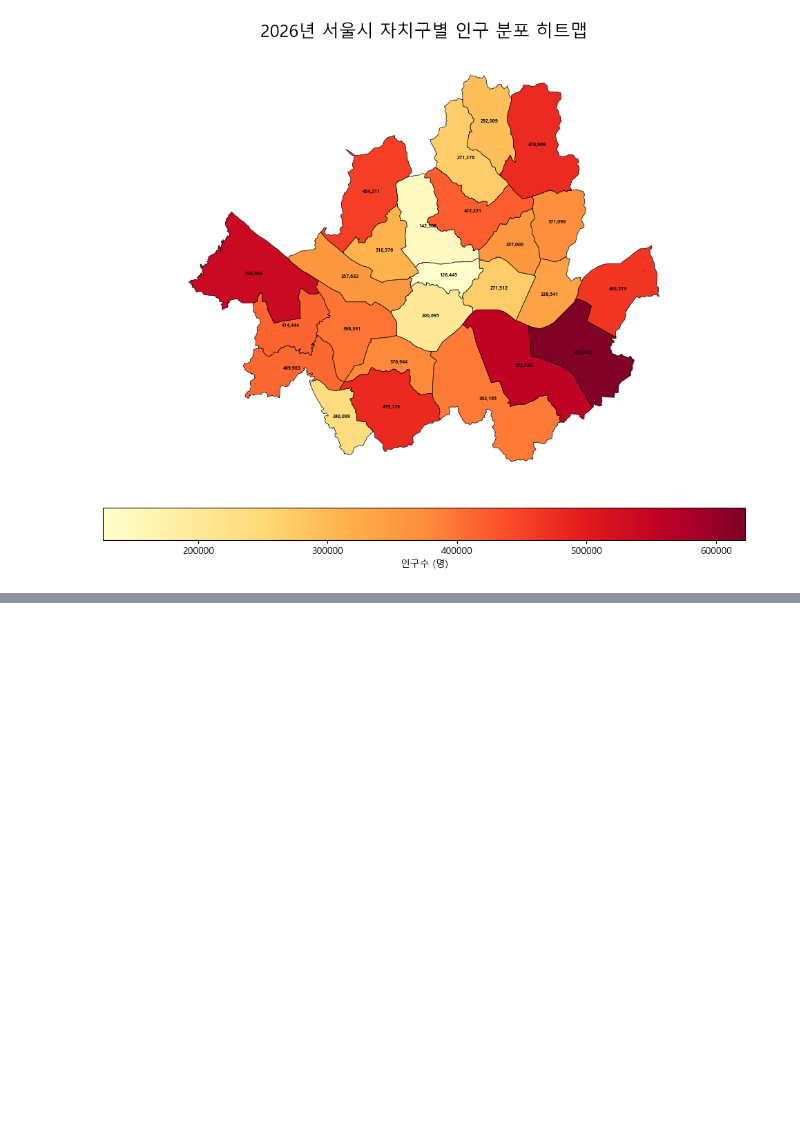
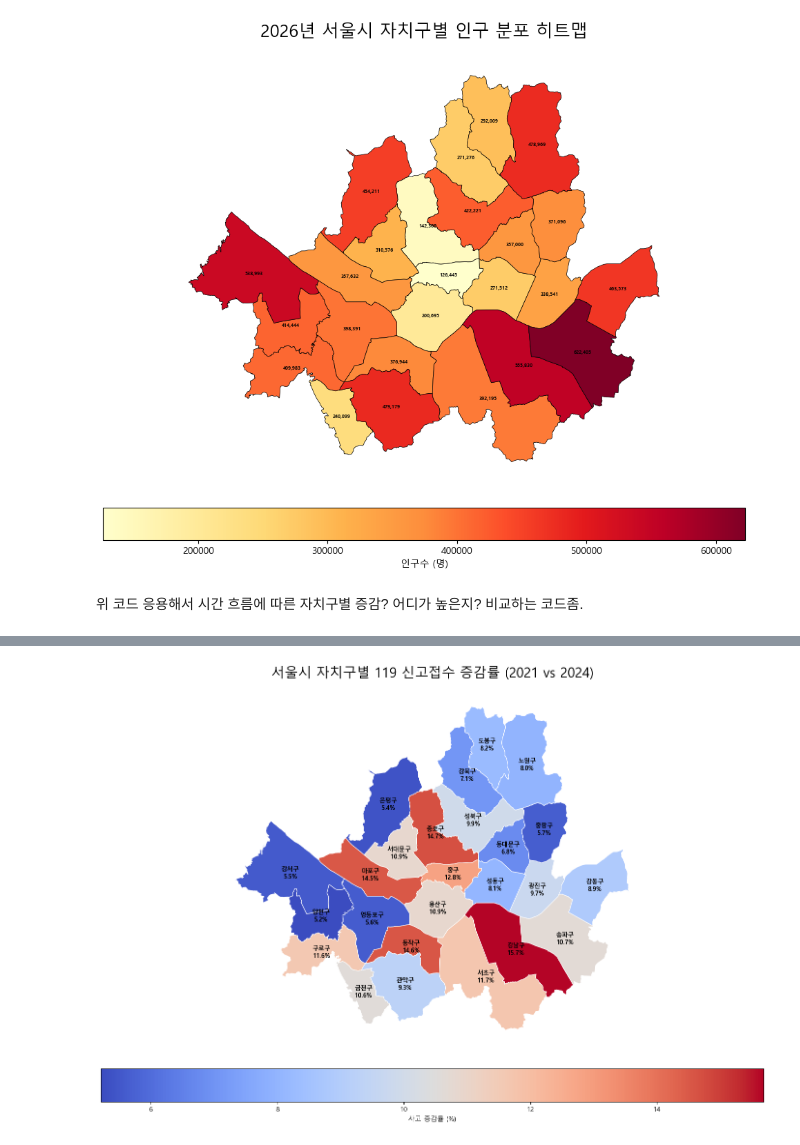
Before and after one commit to donghk0128/DSCAPSTONE_temp, a Jupyter notebook: 1차분석.ipynb, the cells around one changed output, grey strips where cells are left out. Cells and saved outputs as stored; diff of their text form; code cells hidden in the pictures; blank space fills up the shorter version.

```diff
--- a/1차분석.ipynb
+++ b/1차분석.ipynb
@@ -71,3 +71,78 @@ plt.savefig('output/자치구 별 인구 분포.png', dpi=300, bbox_inches='tigh
 plt.show()
 # %% [output]
 [figure]
+# %% [markdown]
+위 코드 응용해서 시간 흐름에 따른 자치구별 증감? 어디가 높은지? 비교하는 코드좀.
+# %%
+# 1. 환경 설정
+years = [2021, 2024]
+dfs = []
+
+# 2. 데이터 로드 및 연도별 집계 (파일 생성 없이 메모리에서 처리)
+# '자치구' 정보를 추출하기 위해 자치구 GeoJSON을 먼저 로드합니다.
+gu_gdf = gpd.read_file('polygon/서울시_자치구.geojson').to_crs("EPSG:4326")
+gu_name_col = 'SIG_KOR_NM'  # GeoJSON의 자치구 이름 컬럼
+
+for year in years:
+    # 데이터 로드
+    file_path = f'119 신고접수 현황/신고접수_{year}.csv'
+    df = pd.read_csv(file_path, encoding='utf-8-sig')
+    df.columns = df.columns.str.strip().str.upper()
+
+    # 좌표 데이터 클리닝
+    df_clean = df.dropna(subset=['DAMG_RGN_LOT', 'DAMG_RGN_LAT']).copy()
+
+    # GeoDataFrame 변환
+    gdf = gpd.GeoDataFrame(
+        df_clean,
+        geometry=gpd.points_from_xy(df_clean['DAMG_RGN_LOT'], df_clean['DAMG_RGN_LAT']),
+        crs="EPSG:4326")
+
+    # 공간 결합 (어느 자치구에 속하는지 판별)
+    joined = gpd.sjoin(gdf, gu_gdf[[gu_name_col, 'geometry']], predicate='within', how='inner')
+
+    # 자치구별 사고 건수 집계
+    counts = joined.groupby(gu_name_col).size().reset_index(name=f'count_{year}')
+    dfs.append(counts)
+
+# 3. 증감률 계산 (2021년 vs 2024년)
+# 두 연도의 데이터를 하나로 합침
+comparison_df = pd.merge(dfs[0], dfs[1], on=gu_name_col)
+
+# 증감률 공식: ((현재 - 과거) / 과거) * 100
+comparison_df['증감률'] = ((comparison_df['count_2024'] - comparison_df['count_2021']) / comparison_df['count_2021']) * 100
+
+# 결과 출력 (맛보기)
+print("\n" + "="*50)
+print("📊 2021년 대비 2024년 자치구별 사고 증감률 (상위 5개)")
+print(comparison_df.sort_values(by='증감률', ascending=False).head())
+print("="*50)
+
+# 4. 시각화 (지도에 반영)
+# GeoJSON 데이터와 증감률 데이터 병합
+final_gdf = gu_gdf.merge(comparison_df, on=gu_name_col)
+
+fig, ax = plt.subplots(1, 1, figsize=(14, 10))
+
+# 단계 구분도 그리기 (증감률 기준)
+# RdYlGn (Red-Yellow-Green)은 증가 시 빨강, 감소 시 초록으로 표현하기 좋음 (반전 가능)
+final_gdf.plot(column='증감률',
+               cmap='coolwarm',     # 증가(빨강), 감소(파랑) 직관적 대비
+               legend=True,
+               edgecolor='white',
+               linewidth=0.8,
+               ax=ax,
+               legend_kwds={'label': "사고 증감률 (%)", 'orientation': "horizontal", 'pad': 0.05})
+
+# 자치구명과 증감률 수치 텍스트 추가
+for idx, row in final_gdf.iterrows():
+    centroid = row.geometry.centroid
+    ann_text = f"{row[gu_name_col]}\n{row['증감률']:.1f}%"
+    ax.text(centroid.x, centroid.y, ann_text, fontsize=9, ha='center', va='center', fontweight='bold')
+
+plt.title('서울시 자치구별 119 신고접수 증감률 (2021 vs 2024)', fontsize=20, pad=20)
+ax.set_axis_off()
+
+plt.tight_layout()
+plt.show()
+# %% [output]
@@ -73,0 +158 @@ plt.show()
+[figure, added]
```
Also changed, not shown: parts of 5 cells of this notebook.
